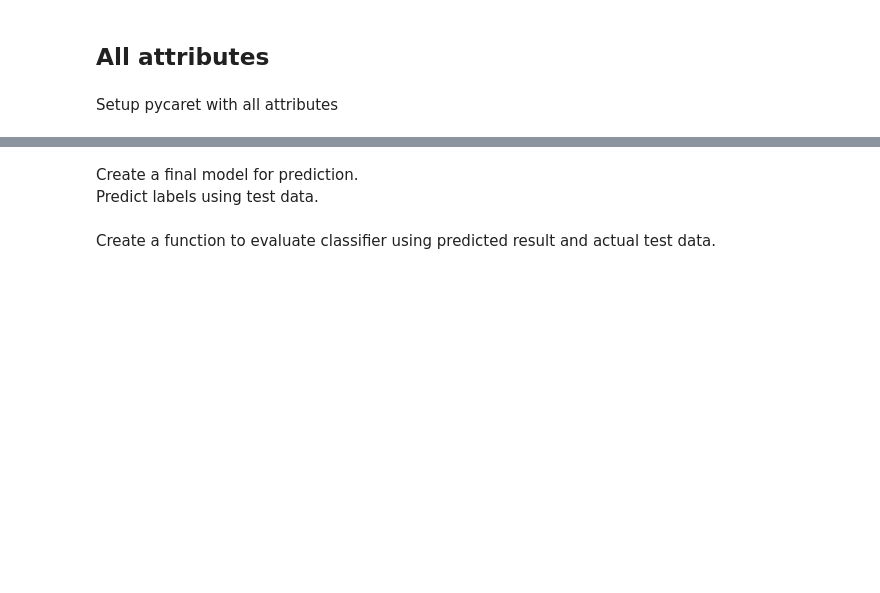
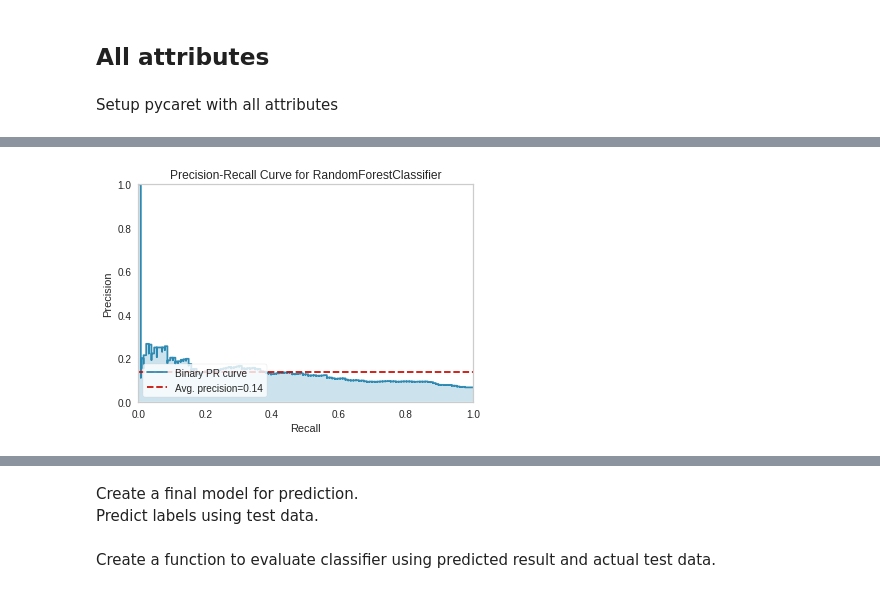
Before and after one commit to tomo0530/CS699_Term_Project, a Jupyter notebook: CS699_Term_Project.ipynb, the cells around one changed output, grey strips where cells are left out. Saved outputs shown, nothing was run; the diff lists cells and outputs as text; code cells hidden in the pictures; blank space fills up the shorter version.

```diff
--- a/CS699_Term_Project.ipynb
+++ b/CS699_Term_Project.ipynb
@@ -142,0 +149,4 @@ interactive(children=(ToggleButtons(description='Plot Type:', icons=('',), optio
+# %%
+plot_model(tuned_model, plot = 'pr')
+# %% [output]
+[figure, added]
```
Also changed, not shown: parts of 36 cells of this notebook.
